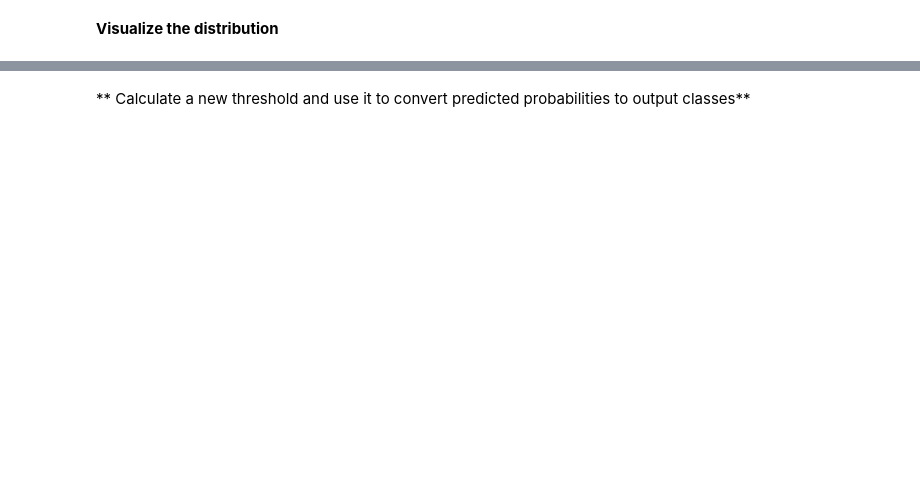
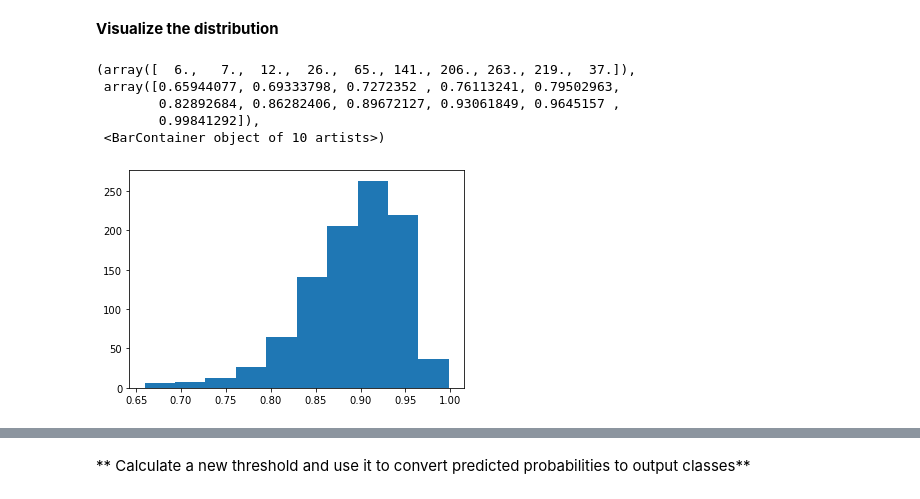
Before and after one commit to astever31/ds-project-14, a Jupyter notebook: LogisticRegression-BankMarketing-Lab.ipynb, the cells around one changed output, grey strips where cells are left out. Drawn from its saved outputs; the diff is of its cells as text; code cells hidden in the pictures; blank space fills up the shorter version.

```diff
--- a/LogisticRegression-BankMarketing-Lab.ipynb
+++ b/LogisticRegression-BankMarketing-Lab.ipynb
@@ -103,0 +308,4 @@ Recall from the lesson the first probability is the for `class 0` and the second
+# %%
+# A:
+y_prob = mymodel.predict_proba(X_test)
+y_prob
@@ -107,0 +322,12 @@ Recall from the lesson the first probability is the for `class 0` and the second
+# %%
+# A:
+y_prob_t = y_prob.transpose()
+
+plt.hist(y_prob_t[0])
+# %% [output]
+(array([  6.,   7.,  12.,  26.,  65., 141., 206., 263., 219.,  37.]),
+ array([0.65944077, 0.69333798, 0.7272352 , 0.76113241, 0.79502963,
+        0.82892684, 0.86282406, 0.89672127, 0.93061849, 0.9645157 ,
+        0.99841292]),
+ <BarContainer object of 10 artists>)
+[figure, added]
```
Also changed, not shown: parts of 39 cells of this notebook.
